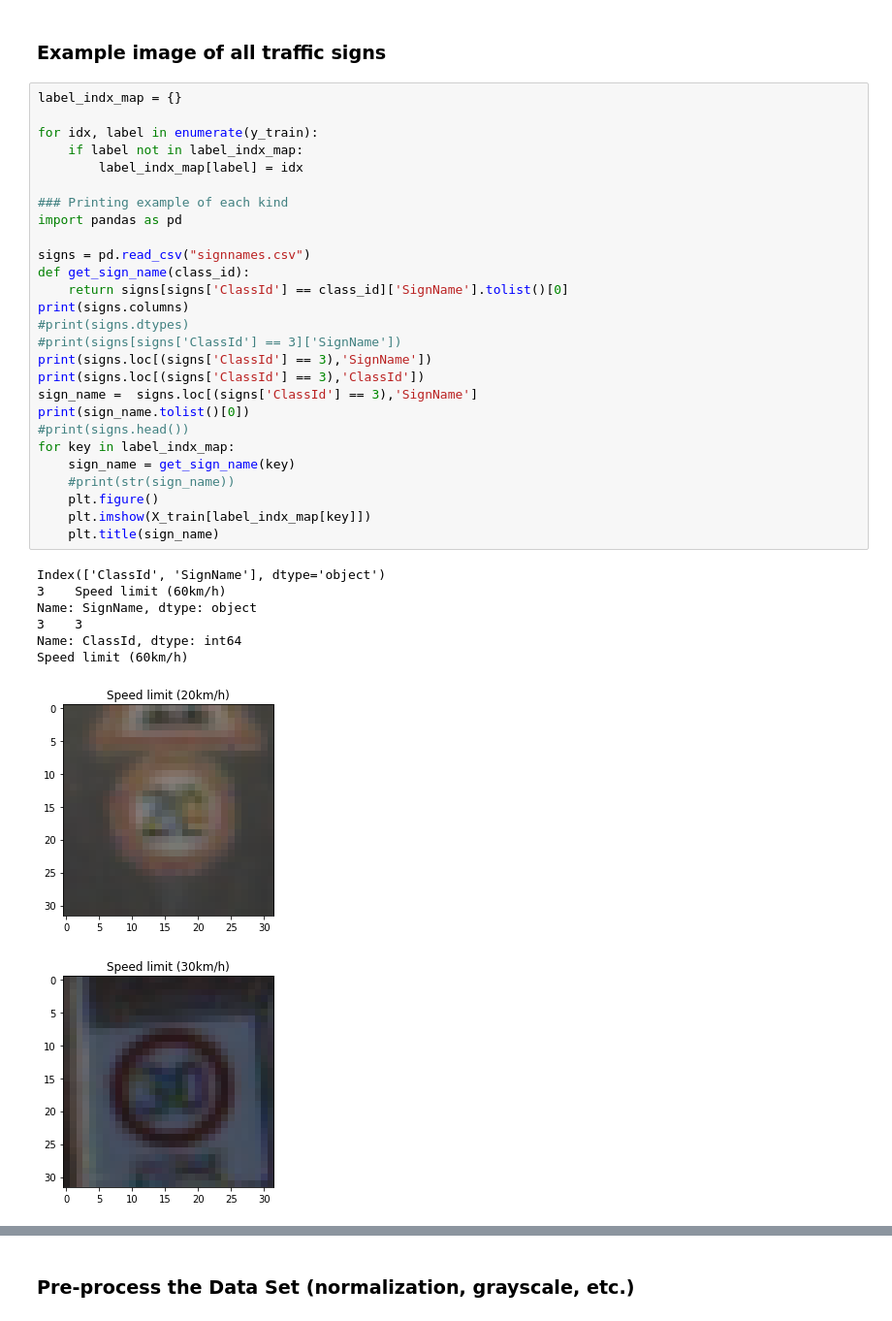
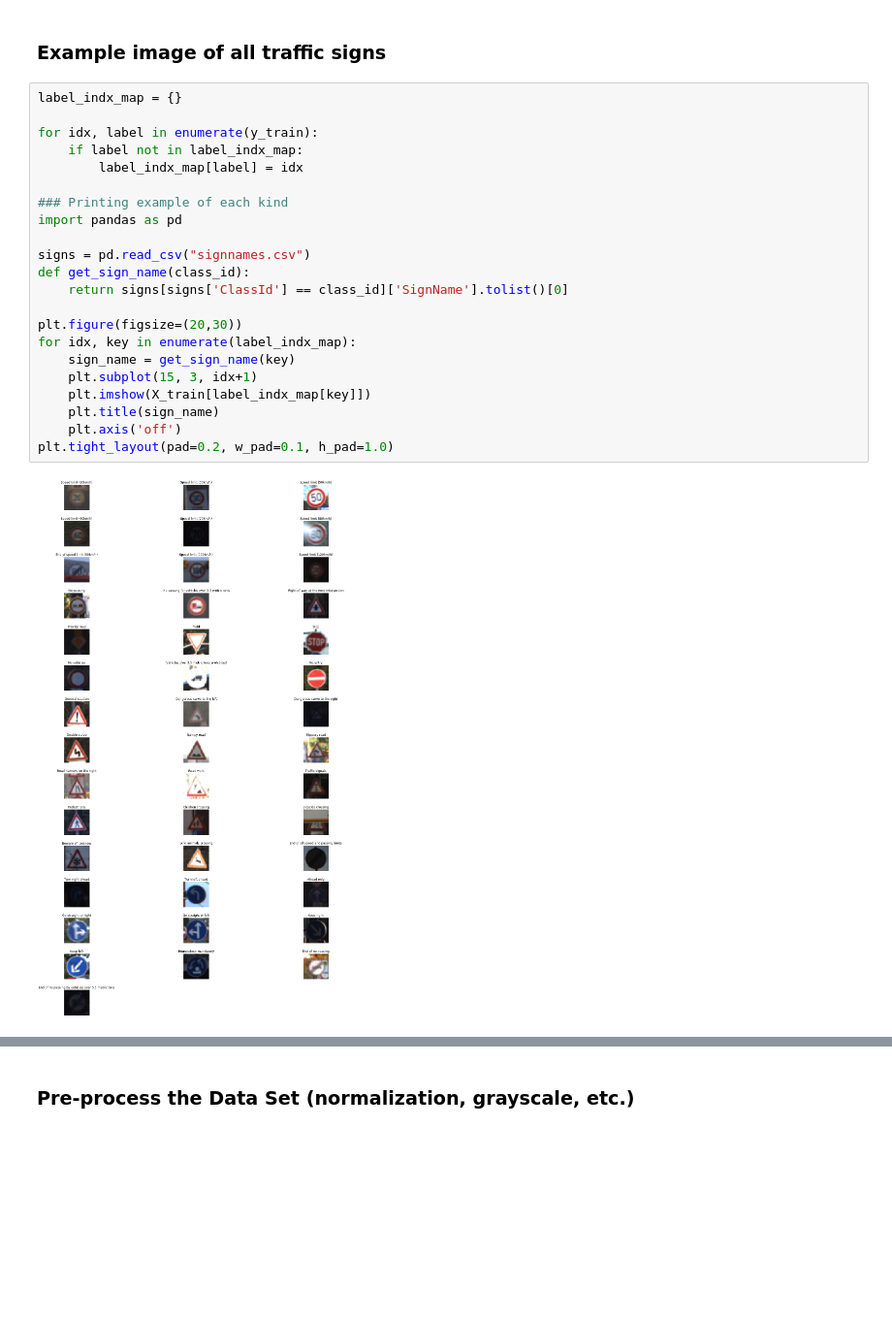
Before and after one commit to sausax/CarND-Traffic-Sign-Classifier-Project, a Jupyter notebook: Traffic_Sign_Classifier.ipynb, the cells around one changed output, grey strips where cells are left out. Shown at 97% size. Drawn from its saved outputs; the diff is of its cells as text; blank space fills up the shorter version.

```diff
--- a/Traffic_Sign_Classifier.ipynb
+++ b/Traffic_Sign_Classifier.ipynb
@@ -128,36 +106,24 @@ plt.hist(y_valid, bins = range(43))
 # %%
 label_indx_map = {}
 
 for idx, label in enumerate(y_train):
     if label not in label_indx_map:
         label_indx_map[label] = idx
 
 ### Printing example of each kind
 import pandas as pd
 
 signs = pd.read_csv("signnames.csv")
 def get_sign_name(class_id):
     return signs[signs['ClassId'] == class_id]['SignName'].tolist()[0]
-print(signs.columns)
-#print(signs.dtypes)
-#print(signs[signs['ClassId'] == 3]['SignName'])
-print(signs.loc[(signs['ClassId'] == 3),'SignName'])
-print(signs.loc[(signs['ClassId'] == 3),'ClassId'])
-sign_name =  signs.loc[(signs['ClassId'] == 3),'SignName']
-print(sign_name.tolist()[0])
-#print(signs.head())
-for key in label_indx_map:
+
+plt.figure(figsize=(20,30))
+for idx, key in enumerate(label_indx_map):
     sign_name = get_sign_name(key)
-    #print(str(sign_name))
-    plt.figure()
+    plt.subplot(15, 3, idx+1)
     plt.imshow(X_train[label_indx_map[key]])
     plt.title(sign_name)
+    plt.axis('off')
+plt.tight_layout(pad=0.2, w_pad=0.1, h_pad=1.0)
 # %% [output]
-Index(['ClassId', 'SignName'], dtype='object')
-3    Speed limit (60km/h)
-Name: SignName, dtype: object
-3    3
-Name: ClassId, dtype: int64
-Speed limit (60km/h)
-[figure, old version]
+[figure, new version]
-[figure, removed]
```
Also changed, not shown: parts of 31 cells of this notebook, 9 other files.
